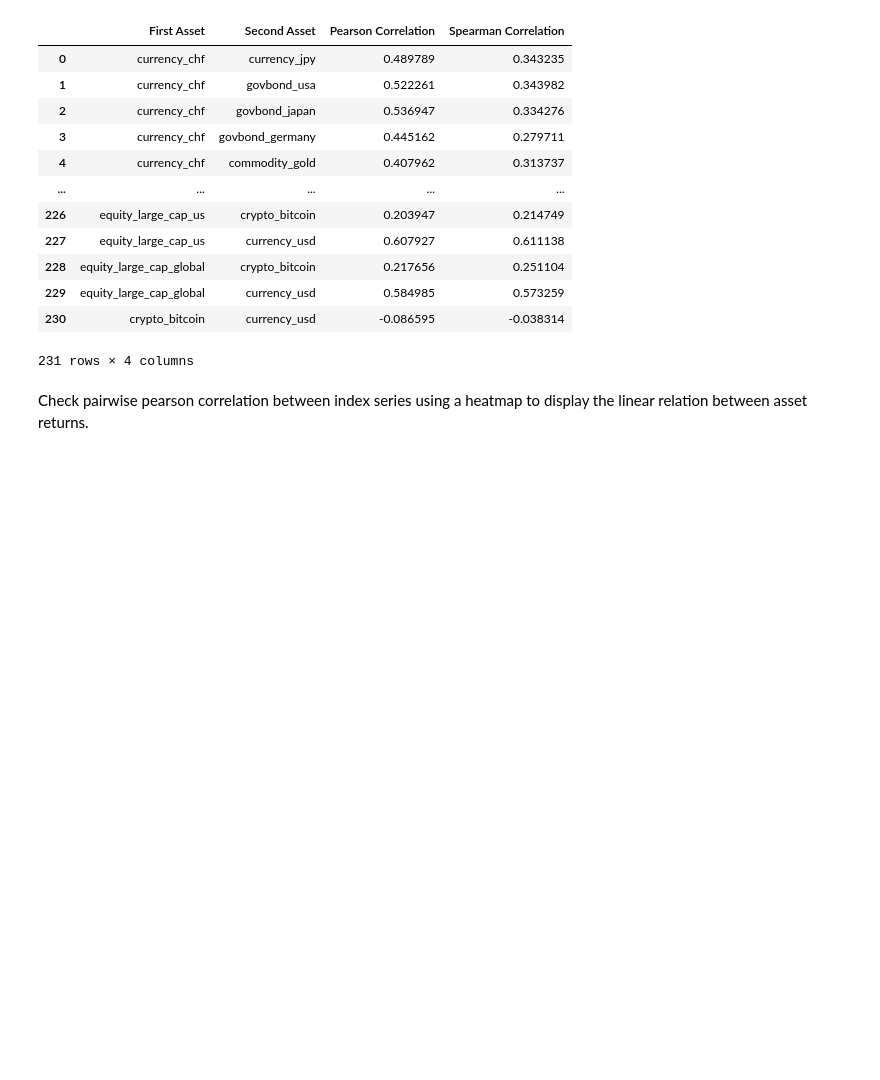
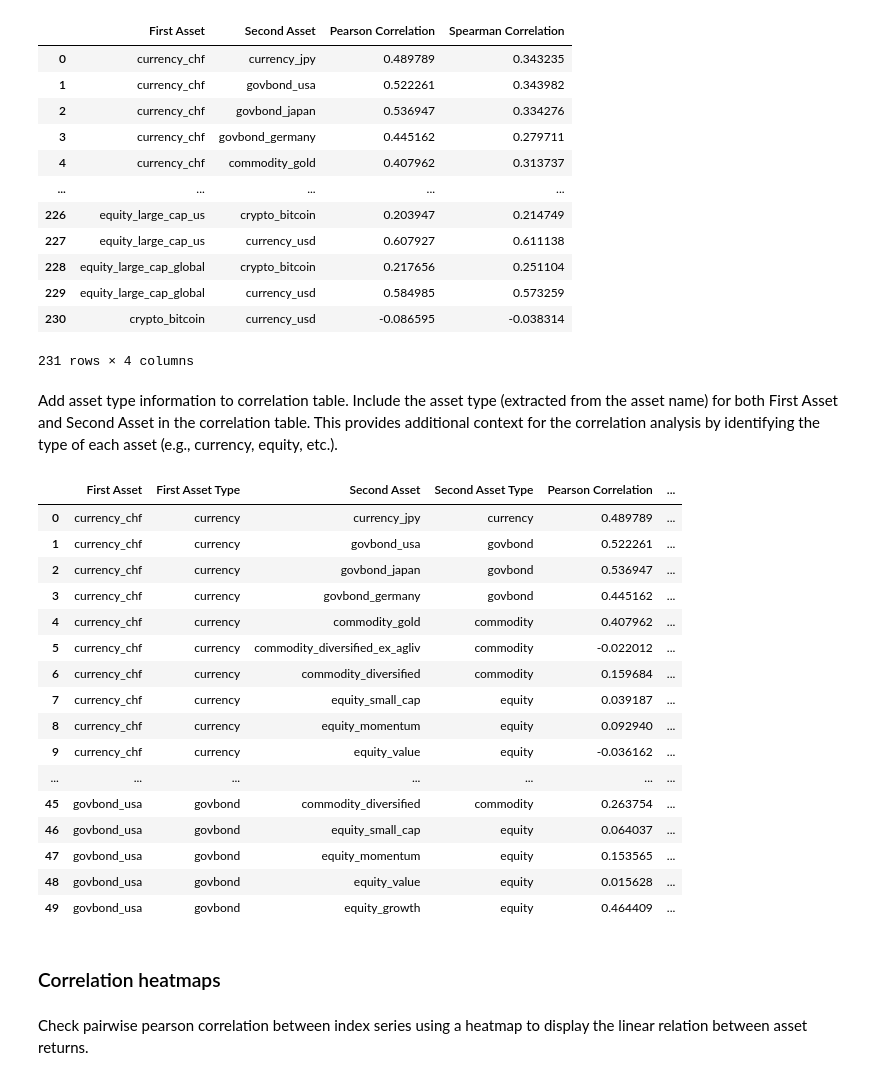
Before and after one commit to JAlbertOfficial/rebalytics, a Jupyter notebook: notebooks/02_data_exploration_processing.ipynb, the cells around one changed output. Cells and saved outputs as stored; diff of their text form; code cells hidden in the pictures; blank space fills up the shorter version.

```diff
--- a/notebooks/02_data_exploration_processing.ipynb
+++ b/notebooks/02_data_exploration_processing.ipynb
@@ -9,6 +9,10 @@ import matplotlib.pyplot as plt
 import seaborn as sns
 # %% [markdown]
 ## 0.2. Functions
+# %%
+# Function to extract the type of asset (part before the first underscore)
+def extract_asset_type(asset_name):
+    return asset_name.split('_')[0]
 # %% [markdown]
 # 1. Data Import
 # %%
@@ -282,6 +286,55 @@ correlation_table
 | 229 | equity_large_cap_global | currency_usd | 0.584985 | 0.573259 |
 | 230 | crypto_bitcoin | currency_usd | -0.086595 | -0.038314 |
 231 rows × 4 columns
+# %% [markdown]
+Add asset type information to correlation table. Include the asset type (extracted from the asset name) for both First Asset and Second Asset in the correlation table. This provides additional context for the correlation analysis by identifying the type of each asset (e.g., currency, equity, etc.).
+# %%
+# Initialize an empty list to store the updated data with asset types
+correlation_data_with_types = []
+
+# Iterate through the correlation table and add the asset type information
+for _, row in correlation_table.iterrows():
+    asset1_type = extract_asset_type(row['First Asset'])
+    asset2_type = extract_asset_type(row['Second Asset'])
+
+    # Append the data with asset type information
+    correlation_data_with_types.append([
+        row['First Asset'],
+        asset1_type,
+        row['Second Asset'],
+        asset2_type,
+        row['Pearson Correlation'],
+        row['Spearman Correlation']
+    ])
+
+# Convert the updated data into a new DataFrame with added asset type columns
+correlation_table_with_types = pd.DataFrame(
+    correlation_data_with_types,
+    columns=['First Asset', 'First Asset Type', 'Second Asset', 'Second Asset Type', 'Pearson Correlation', 'Spearman Correlation']
+)
+
+# Display the updated table
+correlation_table_with_types.head(50)
+# %% [output]
+|  | First Asset | First Asset Type | Second Asset | Second Asset Type | Pearson Correlation | ... |
+| 0 | currency_chf | currency | currency_jpy | currency | 0.489789 | ... |
+| 1 | currency_chf | currency | govbond_usa | govbond | 0.522261 | ... |
+| 2 | currency_chf | currency | govbond_japan | govbond | 0.536947 | ... |
+| 3 | currency_chf | currency | govbond_germany | govbond | 0.445162 | ... |
+| 4 | currency_chf | currency | commodity_gold | commodity | 0.407962 | ... |
+| 5 | currency_chf | currency | commodity_diversified_ex_agliv | commodity | -0.022012 | ... |
+| 6 | currency_chf | currency | commodity_diversified | commodity | 0.159684 | ... |
+| 7 | currency_chf | currency | equity_small_cap | equity | 0.039187 | ... |
+| 8 | currency_chf | currency | equity_momentum | equity | 0.092940 | ... |
+| 9 | currency_chf | currency | equity_value | equity | -0.036162 | ... |
+| ... | ... | ... | ... | ... | ... | ... |
+| 45 | govbond_usa | govbond | commodity_diversified | commodity | 0.263754 | ... |
+| 46 | govbond_usa | govbond | equity_small_cap | equity | 0.064037 | ... |
+| 47 | govbond_usa | govbond | equity_momentum | equity | 0.153565 | ... |
+| 48 | govbond_usa | govbond | equity_value | equity | 0.015628 | ... |
+| 49 | govbond_usa | govbond | equity_growth | equity | 0.464409 | ... |
+# %% [markdown]
+### Correlation heatmaps
 # %% [markdown]
 Check pairwise pearson correlation between index series using a heatmap to display the linear relation between asset returns.
 # %%
```
Also changed, not shown: parts of 1 cell of this notebook.
